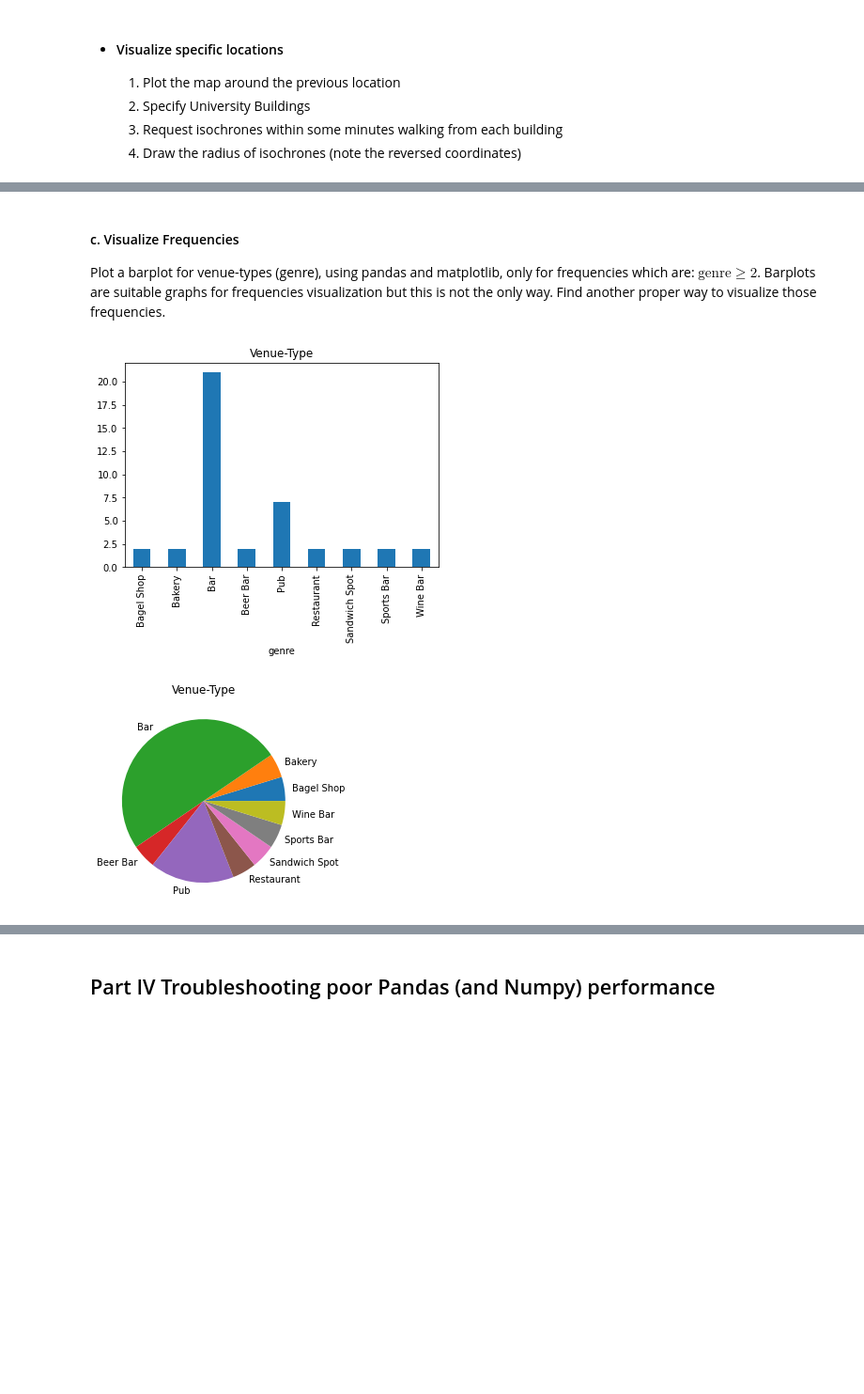
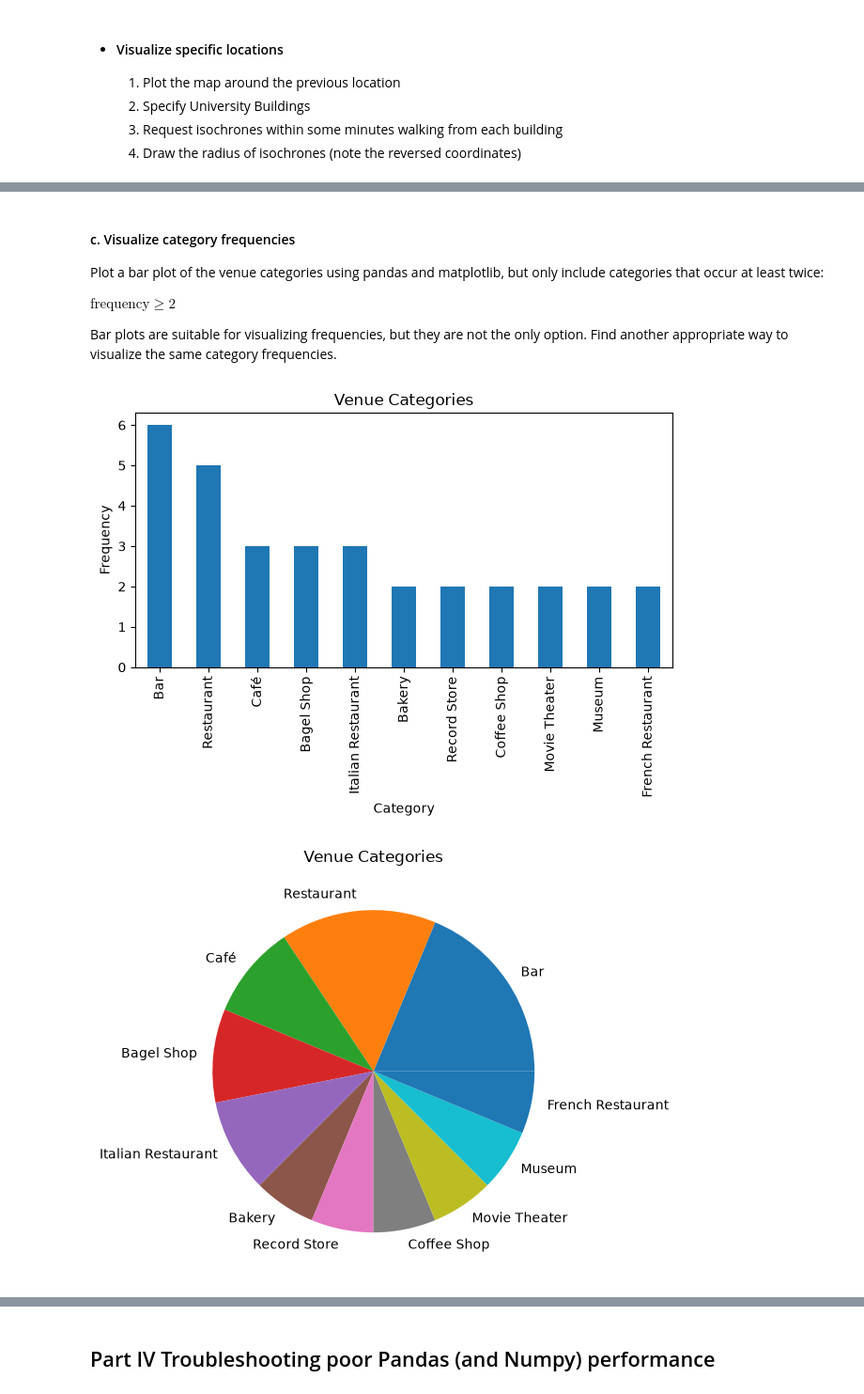
Before and after one commit to UC-Course-LU/Lab-1-Answers, a Jupyter notebook: Lab1_Answers.ipynb, the cells around one changed output, grey strips where cells are left out. Shown at 94% size. Cells and saved outputs as stored; diff of their text form; code cells hidden in the pictures; blank space fills up the shorter version.

```diff
--- a/Lab1_Answers.ipynb
+++ b/Lab1_Answers.ipynb
@@ -489,0 +557,20 @@ Distant Venue: De Gouwe
+# %%
+frequencies = df["category"].value_counts()
+
+print("Frequencies of venue categories:\n")
+print(frequencies)
+
+NA_count = (df == "NA").sum().sum()
+
+print("\nFrequency of NA:")
+print(NA_count)
+
+distance_numeric = pd.to_numeric(df["distance"], errors="coerce")
+
+near_venue = df.loc[distance_numeric.idxmin(), "name"]
+far_venue = df.loc[distance_numeric.idxmax(), "name"]
+
+print(
+    "\nClosest Venue: " + str(near_venue) +
+    "\nFarthest Venue: " + str(far_venue)
+)
@@ -490,24 +595,28 @@ Distant Venue: De Gouwe
 # %% [markdown]
-#### c. Visualize Frequencies
-Plot a barplot for venue-types (genre), using pandas and matplotlib, only for frequencies which are:
-$\text{genre}\geq2$. Barplots are suitable graphs for frequencies visualization but this is not the only way. Find another proper way to visualize those frequencies.
+#### c. Visualize category frequencies
+
+Plot a bar plot of the venue categories using pandas and matplotlib, but only include categories that occur at least twice:
+
+$\text{frequency} \geq 2$
+
+Bar plots are suitable for visualizing frequencies, but they are not the only option. Find another appropriate way to visualize the same category frequencies.
 # %%
 import matplotlib.pyplot as plt
 
-x= df.groupby(['genre']).size()
+frequencies_2plus = frequencies[frequencies >= 2]
 
-# Query the dataframe for values bigger or equal than 2
-x= x[x>=2]
-
-# Plot bar
 plt.figure()
-x.plot(kind='bar',title='Venue-Type')
+frequencies_2plus.plot(kind="bar", title="Venue Categories")
+plt.xlabel("Category")
+plt.ylabel("Frequency")
+plt.tight_layout()
 plt.show()
 
-# Plot pie
 plt.figure()
-x.plot(kind='pie', title='Venue-Type')
+frequencies_2plus.plot(kind="pie", title="Venue Categories")
+plt.ylabel("")
+plt.tight_layout()
 plt.show()
 # %% [output]
-[figure, old version]
+[figure, new version]
-[figure, old version]
+[figure, new version]
```
Also changed, not shown: parts of 65 cells of this notebook.
